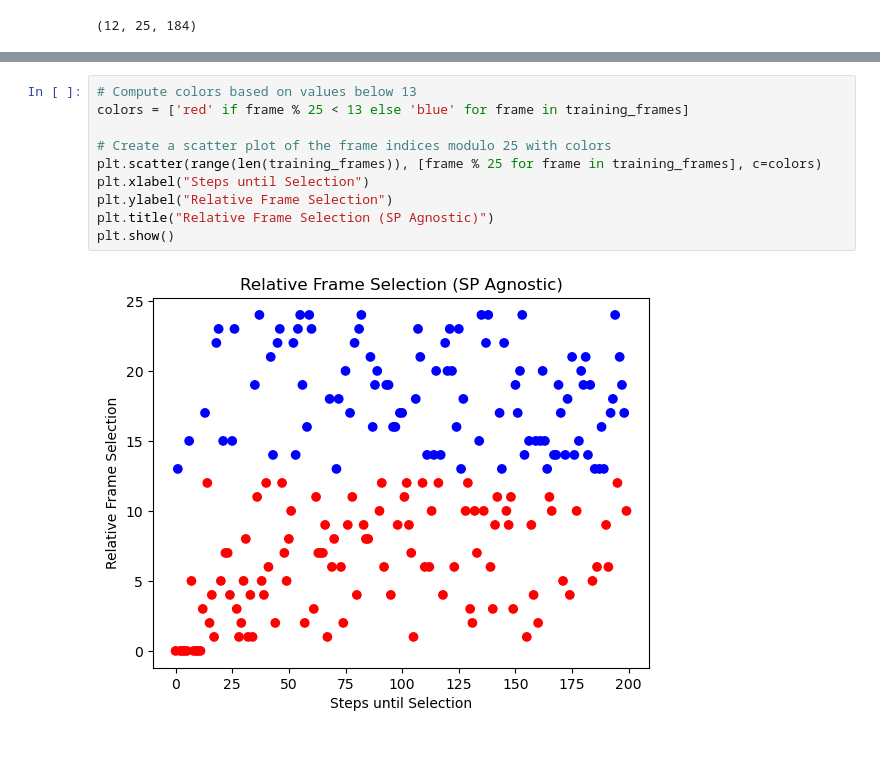
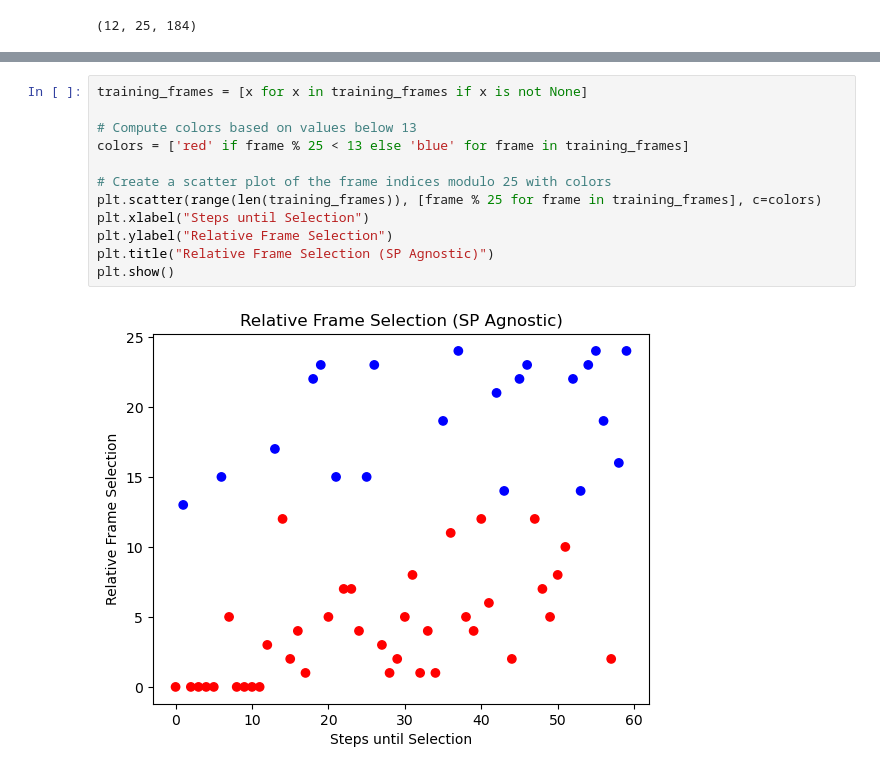
Before and after one commit to laubachb/chimes_CGD-myLLFork, a Jupyter notebook: dissimilarity_clustering/training_set_reduction.ipynb, the cells around one changed output, grey strips where cells are left out. Cells and saved outputs as stored; diff of their text form.

```diff
--- a/dissimilarity_clustering/training_set_reduction.ipynb
+++ b/dissimilarity_clustering/training_set_reduction.ipynb
@@ -410,15 +525,17 @@ See the caveats in the documentation: https://pandas.pydata.org/pandas-docs/stab
 # %%
+training_frames = [x for x in training_frames if x is not None]
+
 # Compute colors based on values below 13
 colors = ['red' if frame % 25 < 13 else 'blue' for frame in training_frames]
 
 # Create a scatter plot of the frame indices modulo 25 with colors
 plt.scatter(range(len(training_frames)), [frame % 25 for frame in training_frames], c=colors)
 plt.xlabel("Steps until Selection")
 plt.ylabel("Relative Frame Selection")
 plt.title("Relative Frame Selection (SP Agnostic)")
 plt.show()
 # %% [output]
-[figure, old version]
+[figure, new version]
 # %%
 sp_labels = {0: "Diamond, 3000K",
              1: "Graphite, 3000K",
```
Also changed, not shown: parts of 3 cells of this notebook, 3 other files.
